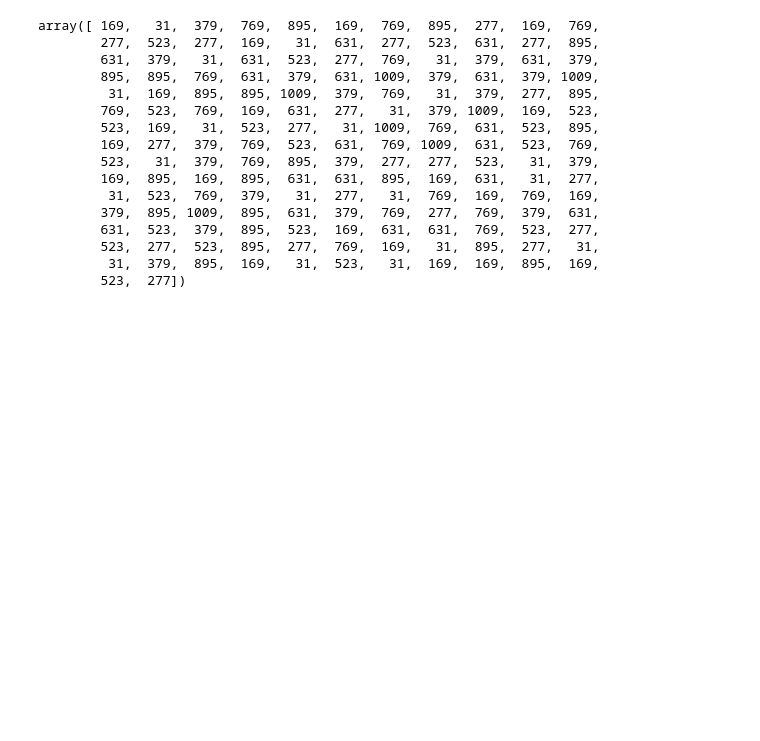
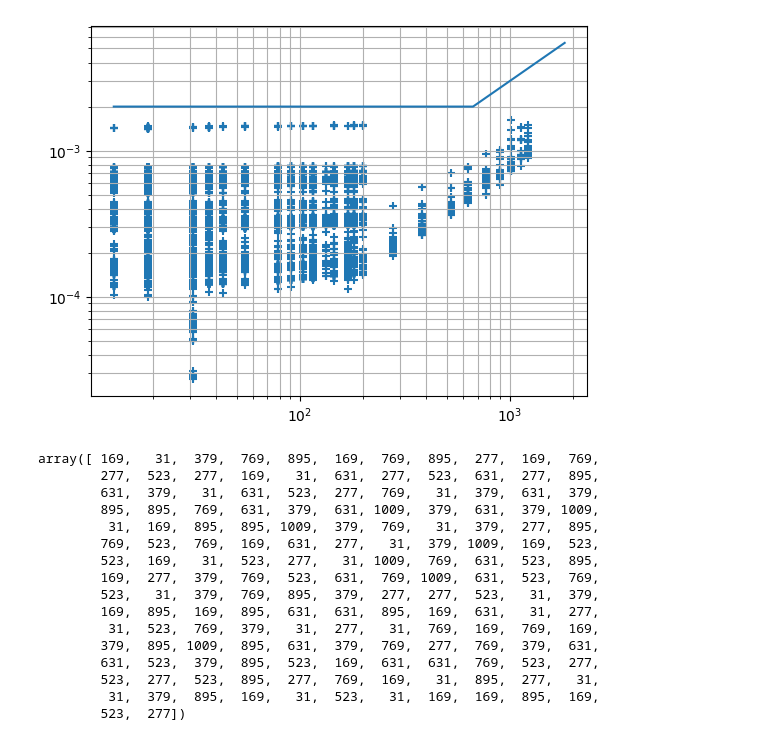
Before and after one commit to ashmat98/LJ-magnetic, a Jupyter notebook: scripts/resource estimate.ipynb, the cells around one changed output. Cells and saved outputs as stored; diff of their text form; code cells hidden in the pictures; blank space fills up the shorter version.

```diff
--- a/scripts/resource estimate.ipynb
+++ b/scripts/resource estimate.ipynb
@@ -62,3 +65,17 @@ plt.minorticks_on()
+# %%
+def f(n):
+    return np.maximum(2e-3,1.0e-6 * n**1 *3)
+    return np.maximum(2e-3,  1.0e-7 * n**2.8 * 0.03)
+
+plt.scatter(data["N"], data["time"]/data["iterations"],marker="+")
+x=np.linspace(min(data["N"]), max(1.5*data["N"]),500)
+plt.plot(x, f(x))
+plt.gca().set_xscale("log")
+plt.gca().set_yscale("log")
+plt.grid(which="both")
+plt.minorticks_on()
+# %% [output]
+[figure, added]
 # %%
 data["N"]
 # %% [output]
```
Also changed, not shown: parts of 5 cells of this notebook, 17 other files.
